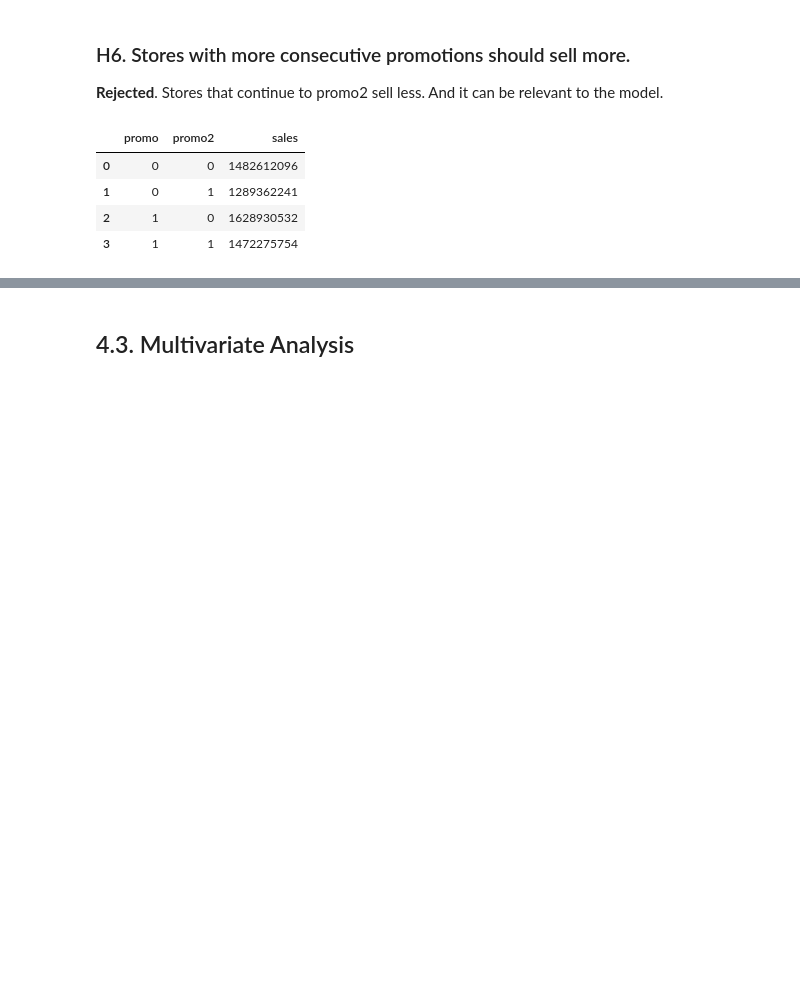
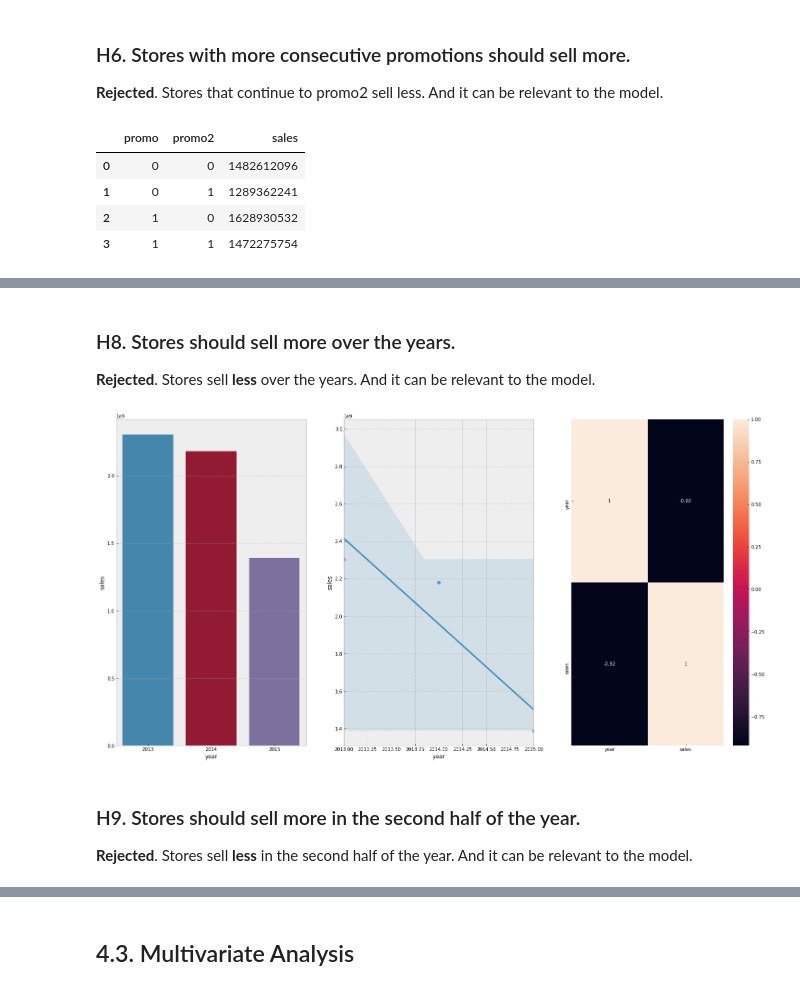
Before and after one commit to gdelimacarvalho/rossmann_store_sales_project, a Jupyter notebook: rossmann_store_sales_project.ipynb, the cells around one changed output, grey strips where cells are left out. Saved outputs shown, nothing was run; the diff lists cells and outputs as text; code cells hidden in the pictures; blank space fills up the shorter version.

```diff
--- a/rossmann_store_sales_project.ipynb
+++ b/rossmann_store_sales_project.ipynb
@@ -603,0 +617,21 @@ plt.legend(['Regular + Extended', 'Only Regular']);
+# %% [markdown]
+### H8. Stores should sell more over the years.
+
+**Rejected**. Stores sell **less** over the years. And it can be relevant to the model.
+# %%
+aux1 = pd.pivot_table(df4, values='sales', index='year', aggfunc='sum').reset_index()
+
+plt.subplot(1, 3, 1);
+sns.barplot(x='year', y='sales', data=aux1);
+
+plt.subplot(1, 3, 2);
+sns.regplot(x='year', y='sales', data=aux1);
+
+plt.subplot(1, 3, 3);
+sns.heatmap(aux1.corr(method='pearson'), annot=True);
+# %% [output]
+[figure, added]
+# %% [markdown]
+### H9. Stores should sell more in the second half of the year.
+
+**Rejected**. Stores sell **less** in the second half of the year. And it can be relevant to the model.
```
Also changed, not shown: parts of 18 cells of this notebook.
